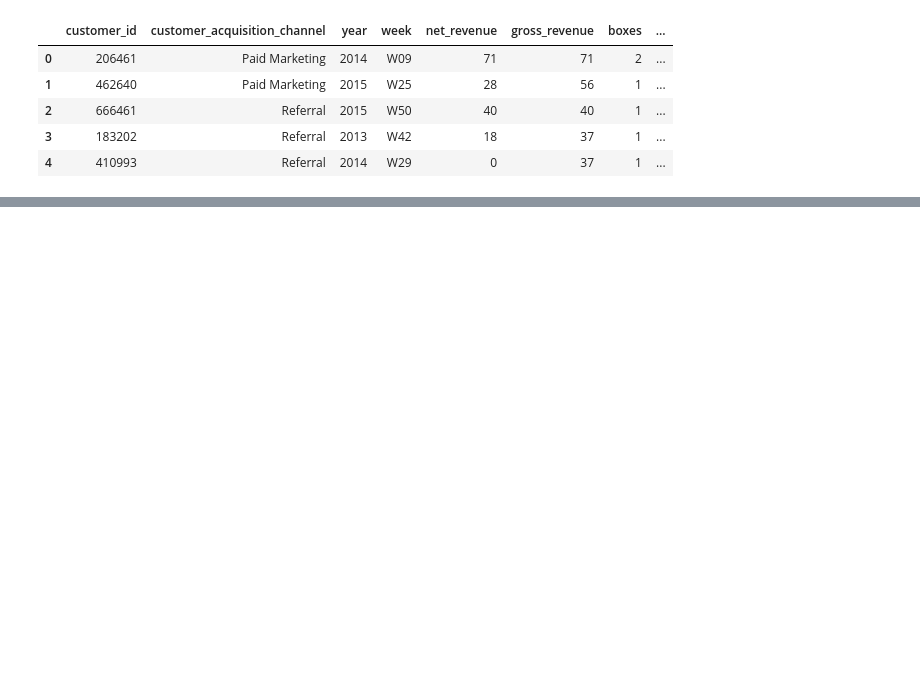
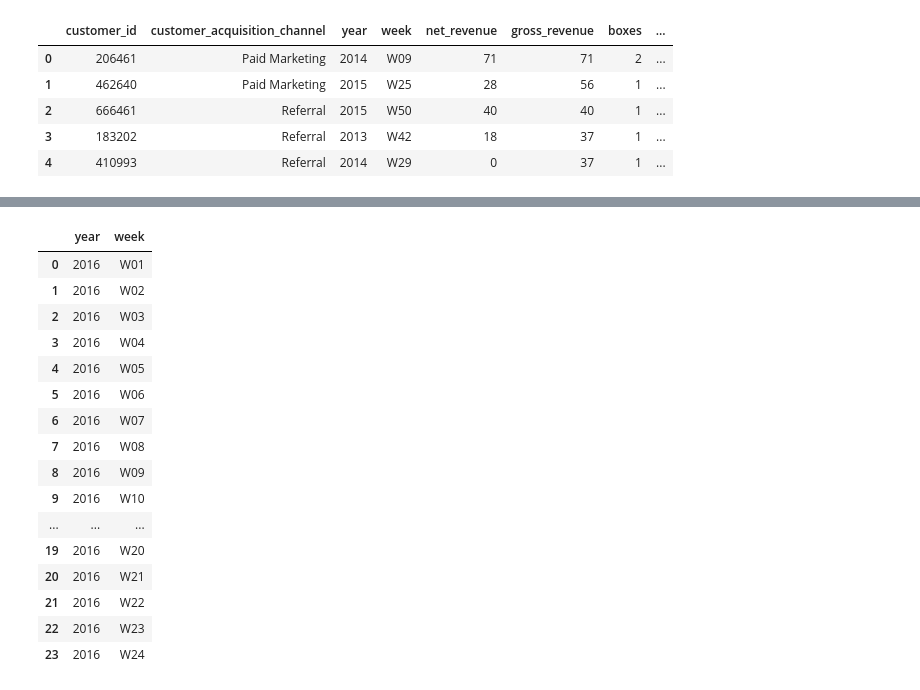
Before and after one commit to FabiBarbos/Churn, a Jupyter notebook: Olá,_este_é_o_Colaboratory.ipynb, the cells around one changed output, grey strips where cells are left out. Saved outputs shown, nothing was run; the diff lists cells and outputs as text; code cells hidden in the pictures; blank space fills up the shorter version.

```diff
--- a/Olá,_este_é_o_Colaboratory.ipynb
+++ b/Olá,_este_é_o_Colaboratory.ipynb
@@ -875,0 +850,23 @@ Estes são alguns notebooks do curso on-line do Google sobre machine learning. A
+# %%
+weeks = pd.Series(['W{:02d}'.format(week) for week in range(1, 25)])
+df_futuro = pd.DataFrame({'year': ['2016'] * 24, 'week': weeks})
+# %%
+df_futuro.head(25)
+# %% [output]
+|  | year | week |
+| 0 | 2016 | W01 |
+| 1 | 2016 | W02 |
+| 2 | 2016 | W03 |
+| 3 | 2016 | W04 |
+| 4 | 2016 | W05 |
+| 5 | 2016 | W06 |
+| 6 | 2016 | W07 |
+| 7 | 2016 | W08 |
+| 8 | 2016 | W09 |
+| 9 | 2016 | W10 |
+| ... | ... | ... |
+| 19 | 2016 | W20 |
+| 20 | 2016 | W21 |
+| 21 | 2016 | W22 |
+| 22 | 2016 | W23 |
+| 23 | 2016 | W24 |
```
Also changed, not shown: parts of 50 cells of this notebook.
